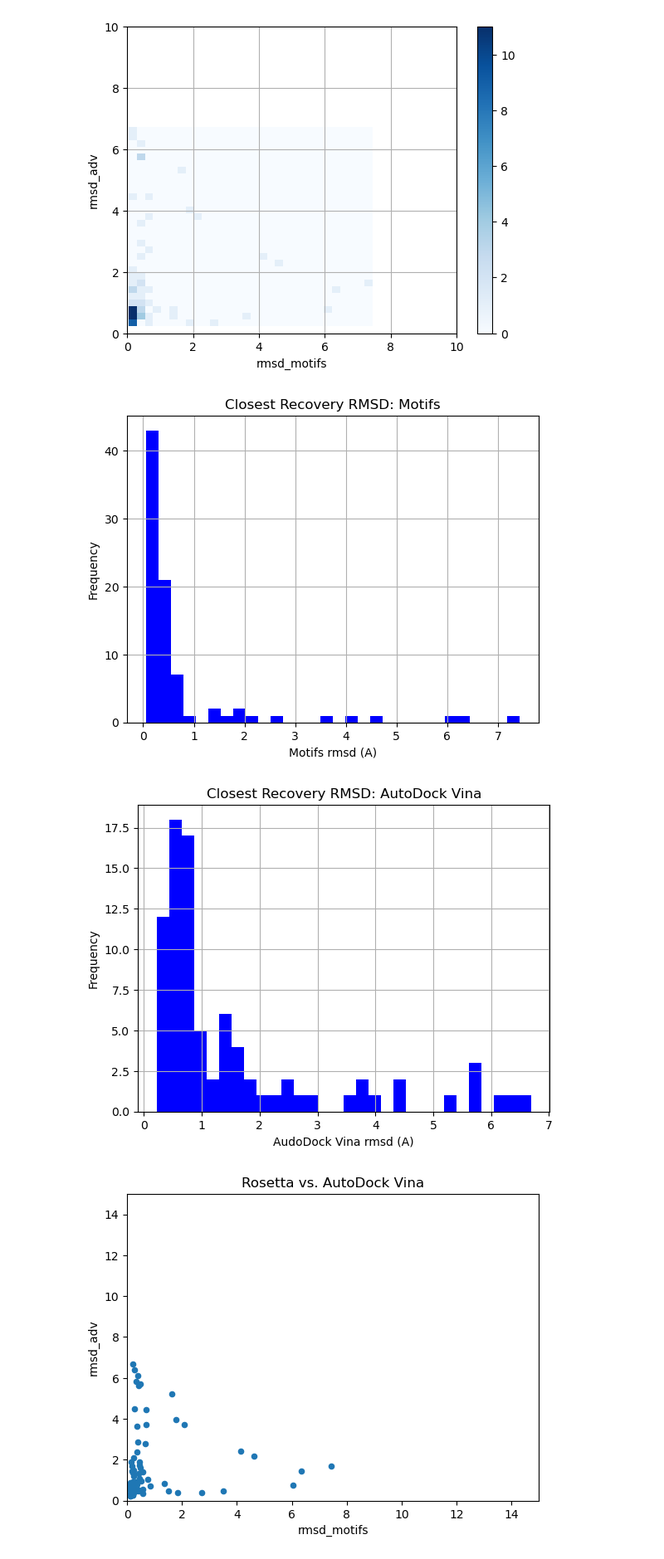
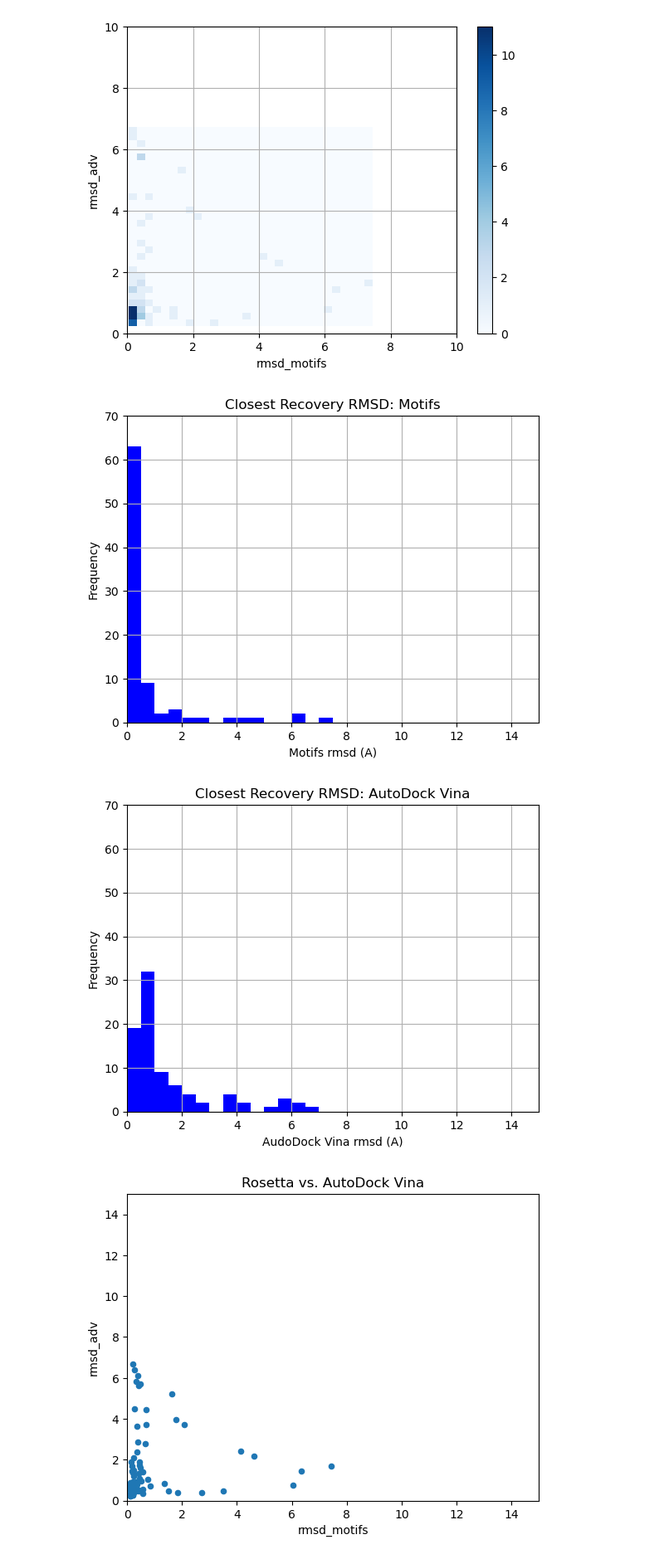
Before and after one commit to toadlover/thyme_lab_internship_2024, a Jupyter notebook: jupyter_notebooks/AutoDock_vs_Rosetta.ipynb, the cells around one changed output. Shown at 83% size. Saved outputs shown, nothing was run; the diff lists cells and outputs as text; code cells hidden in the pictures.

Commit message:
cleaning and standardizing benchmarking graphs

```diff
--- a/jupyter_notebooks/AutoDock_vs_Rosetta.ipynb
+++ b/jupyter_notebooks/AutoDock_vs_Rosetta.ipynb
@@ -160,25 +160,41 @@ plt.xlabel('Motifs rmsd (A)')
 plt.ylabel('Frequency')
 plt.title('Closest Recovery RMSD: Motifs')
 #create 30 bin 1D hsitogram
-plt.hist(x, bins=30, color='blue')
+
+# Define custom bin edges with 0.5 increments
+bin_edges = np.arange(0, max(x) + 0.5, 0.5)
+#bin_edges = np.arange(0, 15, 0.5)
+#bin_edges = np.arange(min(x), max(x), 0.5)
+
+# Plot histogram
+#plt.hist(data, bins=bin_edges, edgecolor='black')
+
+plt.hist(x, bins=bin_edges, color='blue')
 #set grid
 plt.grid(True)
 #show plot
+plt.xlim(0,15)
+plt.ylim(0,70)
+
 plt.show()
 # %% [output]
-[figure, old version]
+[figure, new version]
 # %%
 #create heatmap of Motifs closest recovery RMSDs
 
 x = merged_df['rmsd_adv']
 plt.xlabel('AudoDock Vina rmsd (A)')
 plt.ylabel('Frequency')
 plt.title('Closest Recovery RMSD: AutoDock Vina')
-plt.hist(x, bins=30, color='blue')
+bin_edges = np.arange(0, max(x) + 0.5, 0.5)
+plt.hist(x, bins=bin_edges, color='blue')
 plt.grid(True)
+
+plt.ylim(0,70)
+plt.xlim(0,15)
 plt.show()
 # %% [output]
-[figure, old version]
+[figure, new version]
 # %%
 #make a scatterplot in the place of the heatmap
 merged_df.plot(kind='scatter',x='rmsd_motifs',y='rmsd_adv')
```
Also changed, not shown: parts of 1 cell of this notebook, 2 other files.
